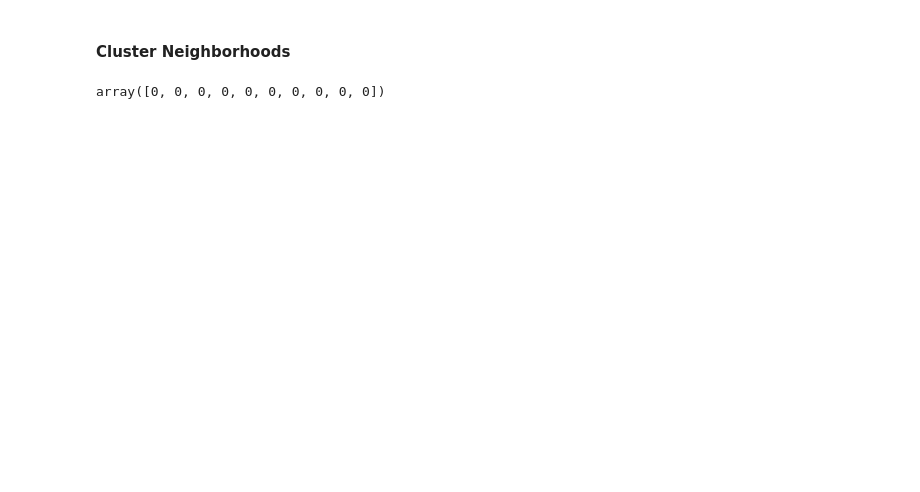
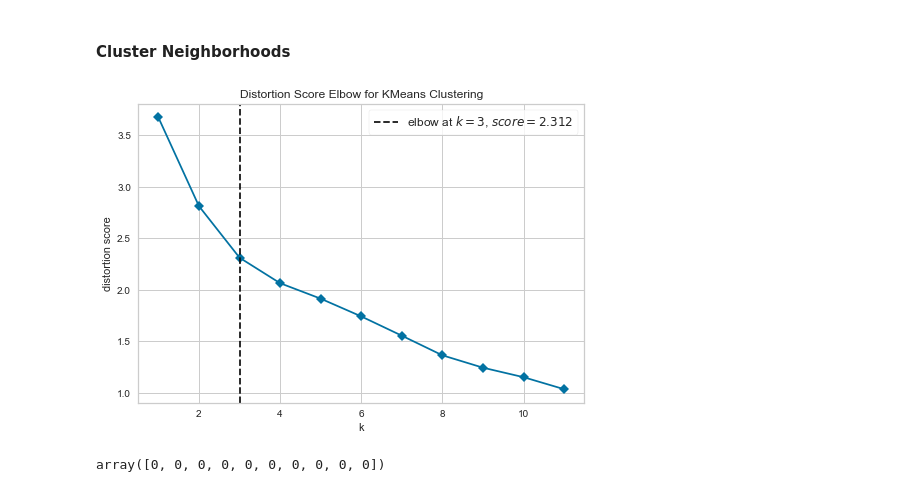
Before and after one commit to AnhMHNguyen/DataScienceCapstone, a Jupyter notebook: Neighborhoods-in-Toronto.ipynb, the cells around one changed output. Drawn from its saved outputs; the diff is of its cells as text; code cells hidden in the pictures; blank space fills up the shorter version.

```diff
--- a/Neighborhoods-in-Toronto.ipynb
+++ b/Neighborhoods-in-Toronto.ipynb
@@ -378,4 +378,14 @@ neighborhoods_venues_sorted.head()
 | 4 | Christie | Grocery Store | Café | Park | Candy Store | ... |
 # %% [markdown]
 #### Cluster Neighborhoods
+# %%
+from sklearn.cluster import KMeans
+from yellowbrick.cluster import KElbowVisualizer
+X = toronto_grouped.drop('NeighborhoodArea', axis=1)
+model = KMeans(random_state=42)
+visualizer = KElbowVisualizer(model, k=(1,12),timings=False)
+visualizer.fit(X)
+visualizer.show();
+# %% [output]
+[figure, added]
 # %%
```
Also changed, not shown: parts of 5 cells of this notebook, 1 other file.
